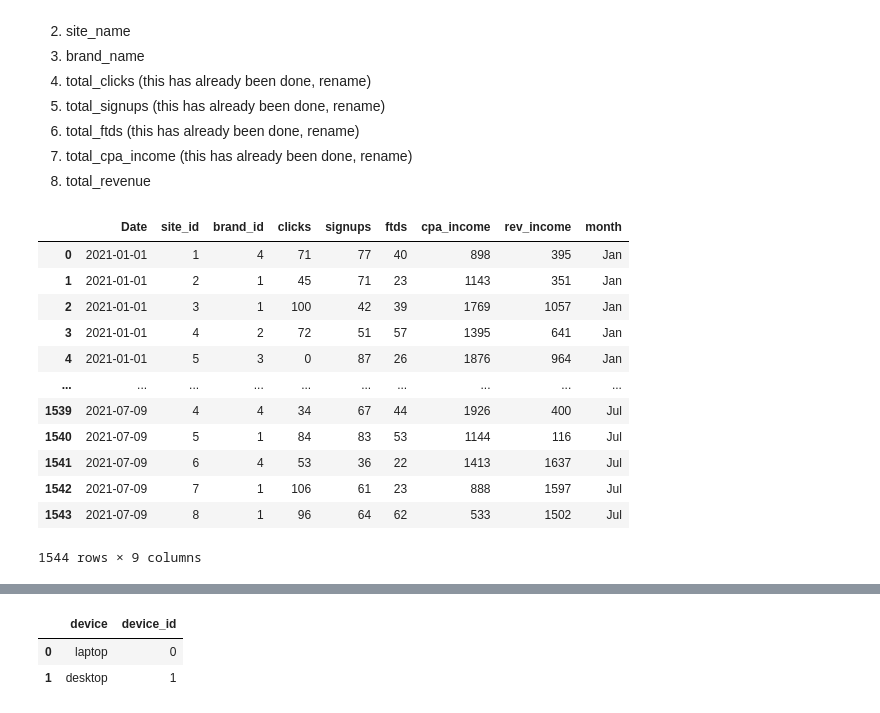
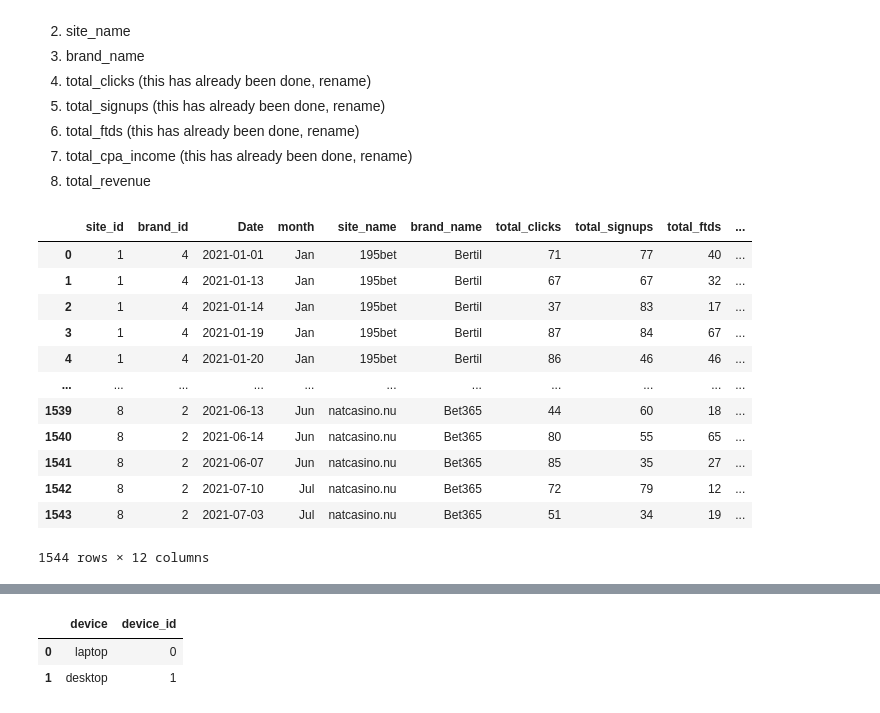
Before and after one commit to TCarrPGH/Raketech, a Jupyter notebook: clicks_analysis.ipynb, the cells around one changed output, grey strips where cells are left out. Cells and saved outputs as stored; diff of their text form; code cells hidden in the pictures.

```diff
--- a/clicks_analysis.ipynb
+++ b/clicks_analysis.ipynb
@@ -186,21 +195,25 @@ dtype: object
 # %%
 # 1. Parse out month into a seperate column
 daily_click_stats_df['month'] = pd.DatetimeIndex(daily_click_stats_df['Date']).month
-#df['month'] = pd.DatetimeIndex(df['ArrivalDate']).month
+daily_click_stats_df['month'] = daily_click_stats_df['month'].apply(lambda x: calendar.month_abbr[x])
+daily_click_stats_df2 = pd.merge(daily_click_stats_df, site_df, how="inner", on="site_id")
+daily_click_stats_df3 = pd.merge(daily_click_stats_df2, brand_df, how="inner", on="brand_id")
+daily_click_stats_df3["total_revenue"] = daily_click_stats_df3['cpa_income'] + daily_click_stats_df3['rev_income']
+daily_click_stats_df3 = daily_click_stats_df3[["site_id", "brand_id", "Date", "month", "site_name", "brand_name", "clicks", "signups", "ftds", "cpa_income", "rev_income","total_revenue"]]
+daily_click_stats_df3 = daily_click_stats_df3.rename(columns={'clicks': 'total_clicks', 'signups': 'total_signups', 'ftds':'total_ftds', 'cpa_income':'total_cpa_income', 'rev_income': 'total_rev_income'})
 
-daily_click_stats_df['month'] = daily_click_stats_df['month'].apply(lambda x: calendar.month_abbr[x])
-daily_click_stats_df
+daily_click_stats_df3
 # %% [output]
-|  | Date | site_id | brand_id | clicks | signups | ftds | cpa_income | rev_income | month |
-| 0 | 2021-01-01 | 1 | 4 | 71 | 77 | 40 | 898 | 395 | Jan |
-| 1 | 2021-01-01 | 2 | 1 | 45 | 71 | 23 | 1143 | 351 | Jan |
-| 2 | 2021-01-01 | 3 | 1 | 100 | 42 | 39 | 1769 | 1057 | Jan |
-| 3 | 2021-01-01 | 4 | 2 | 72 | 51 | 57 | 1395 | 641 | Jan |
-| 4 | 2021-01-01 | 5 | 3 | 0 | 87 | 26 | 1876 | 964 | Jan |
-| ... | ... | ... | ... | ... | ... | ... | ... | ... | ... |
-| 1539 | 2021-07-09 | 4 | 4 | 34 | 67 | 44 | 1926 | 400 | Jul |
-| 1540 | 2021-07-09 | 5 | 1 | 84 | 83 | 53 | 1144 | 116 | Jul |
-| 1541 | 2021-07-09 | 6 | 4 | 53 | 36 | 22 | 1413 | 1637 | Jul |
-| 1542 | 2021-07-09 | 7 | 1 | 106 | 61 | 23 | 888 | 1597 | Jul |
-| 1543 | 2021-07-09 | 8 | 1 | 96 | 64 | 62 | 533 | 1502 | Jul |
+|  | site_id | brand_id | Date | month | site_name | brand_name | total_clicks | total_signups | total_ftds | ... |
+| 0 | 1 | 4 | 2021-01-01 | Jan | 195bet | Bertil | 71 | 77 | 40 | ... |
+| 1 | 1 | 4 | 2021-01-13 | Jan | 195bet | Bertil | 67 | 67 | 32 | ... |
+| 2 | 1 | 4 | 2021-01-14 | Jan | 195bet | Bertil | 37 | 83 | 17 | ... |
+| 3 | 1 | 4 | 2021-01-19 | Jan | 195bet | Bertil | 87 | 84 | 67 | ... |
+| 4 | 1 | 4 | 2021-01-20 | Jan | 195bet | Bertil | 86 | 46 | 46 | ... |
+| ... | ... | ... | ... | ... | ... | ... | ... | ... | ... | ... |
+| 1539 | 8 | 2 | 2021-06-13 | Jun | natcasino.nu | Bet365 | 44 | 60 | 18 | ... |
+| 1540 | 8 | 2 | 2021-06-14 | Jun | natcasino.nu | Bet365 | 80 | 55 | 65 | ... |
+| 1541 | 8 | 2 | 2021-06-07 | Jun | natcasino.nu | Bet365 | 85 | 35 | 27 | ... |
+| 1542 | 8 | 2 | 2021-07-10 | Jul | natcasino.nu | Bet365 | 72 | 79 | 12 | ... |
+| 1543 | 8 | 2 | 2021-07-03 | Jul | natcasino.nu | Bet365 | 51 | 34 | 19 | ... |
-1544 rows × 9 columns
+1544 rows × 12 columns
```
Also changed, not shown: parts of 51 cells of this notebook, 1 other file.
